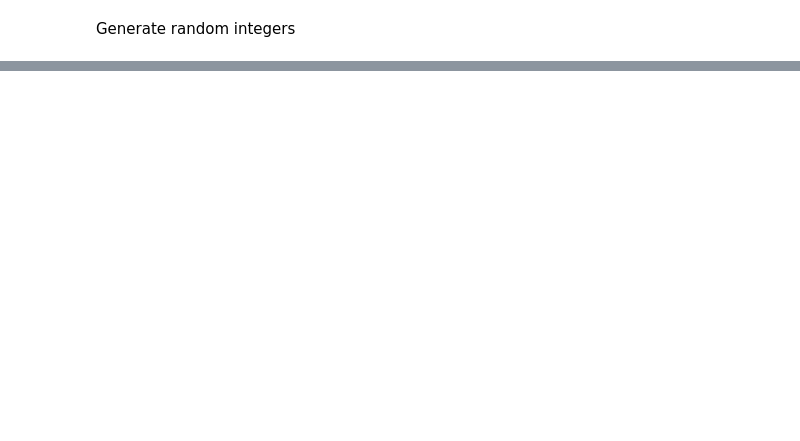
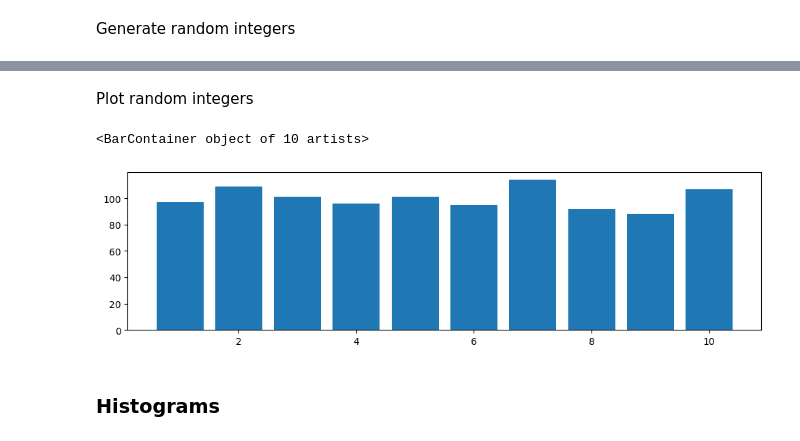
Before and after one commit to noyo0/Fundamentals_DataAnalysis, a Jupyter notebook: myNoteBook.ipynb, the cells around one changed output, grey strips where cells are left out. Cells and saved outputs as stored; diff of their text form; code cells hidden in the pictures; blank space fills up the shorter version.

```diff
--- a/myNoteBook.ipynb
+++ b/myNoteBook.ipynb
@@ -281,0 +324,33 @@ array([11, 15, 13, 15, 14, 14, 19, 17, 10, 14], dtype=int64)
+# %% [markdown]
+Plot random integers
+# %%
+# dynamically generate random integers between 1-10
+    # with previous code: rng.integers(low=1, high=11, size=1000)
+
+# set parameters in variables for rng.integers function
+low= 1
+high = 10
+size = 1000
+
+# generate list of random integers
+rand_int= rng.integers(low=low, high=high+1, size=size)
+#rand_int
+# %%
+# set up the bar chart parameters
+# we need the unique elements and count the frequency of their occurance
+# the unique elements will be the X coordinates
+# their frequency of occurence will be the height of the bars.
+# get coordinates for the bar charts (the x values)
+
+#x = np.arange(low, high +1.0, dtype=int) # this is the safer solution for x
+x, height=np.unique(rand_int, return_counts=True)
+#x, height
+# %%
+#draw bar chart
+fig, ax = plt.subplots(figsize=(12,3))
+ax.bar(x,height)
+# %% [output]
+<BarContainer object of 10 artists>
+[figure, added]
+# %% [markdown]
+### Histograms
```
Also changed, not shown: parts of 23 cells of this notebook.
